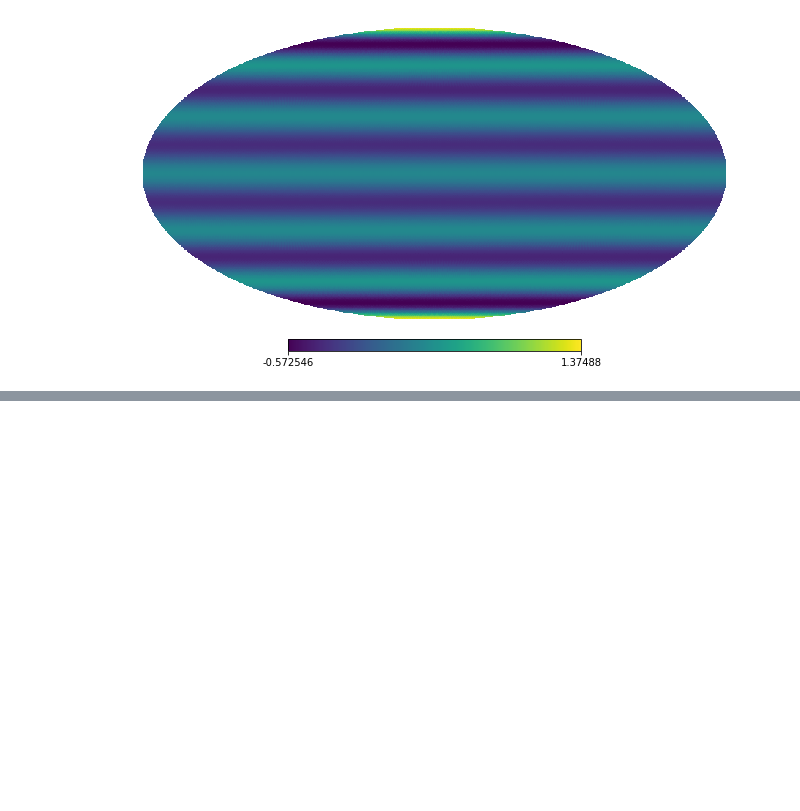
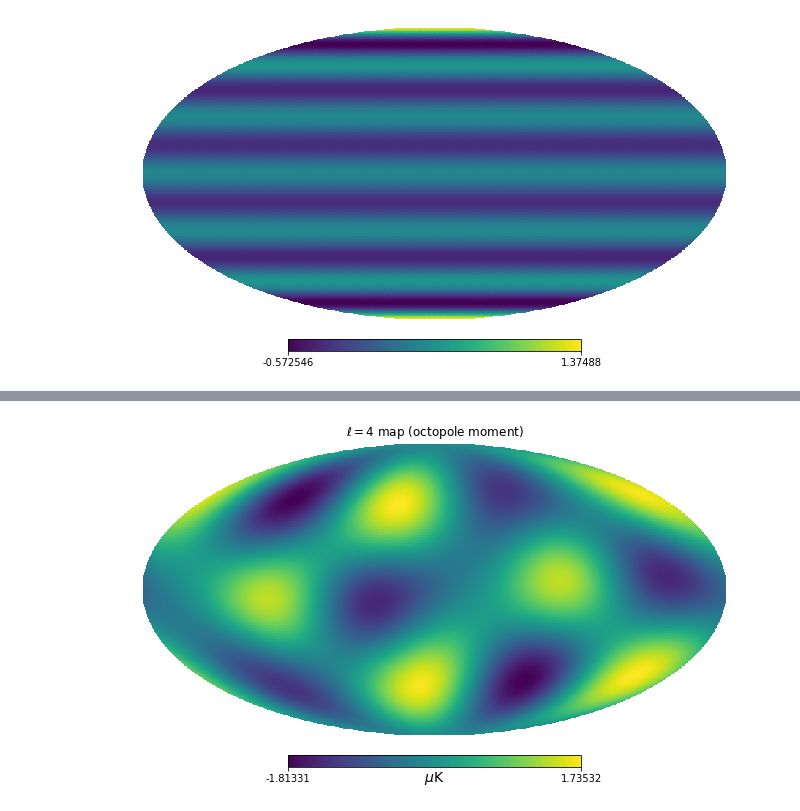
Before and after one commit to acwgough/foreground_moments, a Jupyter notebook: Figures for presentation.ipynb, the cells around one changed output, grey strips where cells are left out. Saved outputs shown, nothing was run; the diff lists cells and outputs as text; code cells hidden in the pictures; blank space fills up the shorter version.

```diff
--- a/Figures for presentation.ipynb
+++ b/Figures for presentation.ipynb
@@ -116,0 +129,10 @@ hp.mollview(map1, title='')
+# %%
+cls = np.zeros_like(temp_cls)
+cls[4] = 1
+# %%
+map2 = hp.synfast(cls, nside, new=True, verbose=False)
+# %%
+hp.mollview(map2, unit=r'$\mu \rm K$', title=r'$\ell=4$ map (octopole moment)')
+savefig(filepath + 'ell 4 map')
+# %% [output]
+[figure, added]
```
Also changed, not shown: parts of 7 cells of this notebook, 1 other file.
